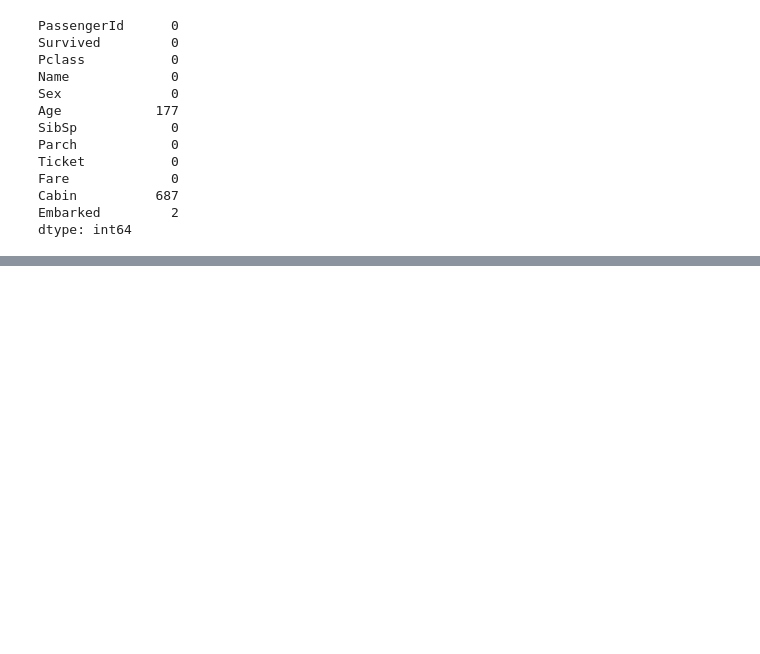
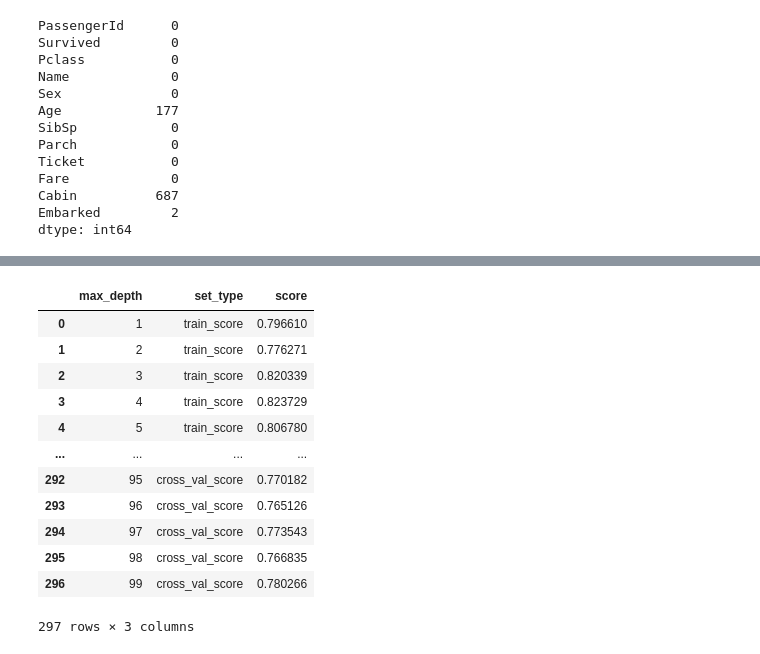
Before and after one commit to Outsider-corp/machine_learning_jupyter, a Jupyter notebook: trees.ipynb, the cells around one changed output, grey strips where cells are left out. Saved outputs shown, nothing was run; the diff lists cells and outputs as text; code cells hidden in the pictures; blank space fills up the shorter version.

```diff
--- a/trees.ipynb
+++ b/trees.ipynb
@@ -59,0 +107,16 @@ X
+# %%
+scores_data_long
+# %% [output]
+|  | max_depth | set_type | score |
+| 0 | 1 | train_score | 0.796610 |
+| 1 | 2 | train_score | 0.776271 |
+| 2 | 3 | train_score | 0.820339 |
+| 3 | 4 | train_score | 0.823729 |
+| 4 | 5 | train_score | 0.806780 |
+| ... | ... | ... | ... |
+| 292 | 95 | cross_val_score | 0.770182 |
+| 293 | 96 | cross_val_score | 0.765126 |
+| 294 | 97 | cross_val_score | 0.773543 |
+| 295 | 98 | cross_val_score | 0.766835 |
+| 296 | 99 | cross_val_score | 0.780266 |
+297 rows × 3 columns
```
Also changed, not shown: parts of 28 cells of this notebook, 1 other file.
